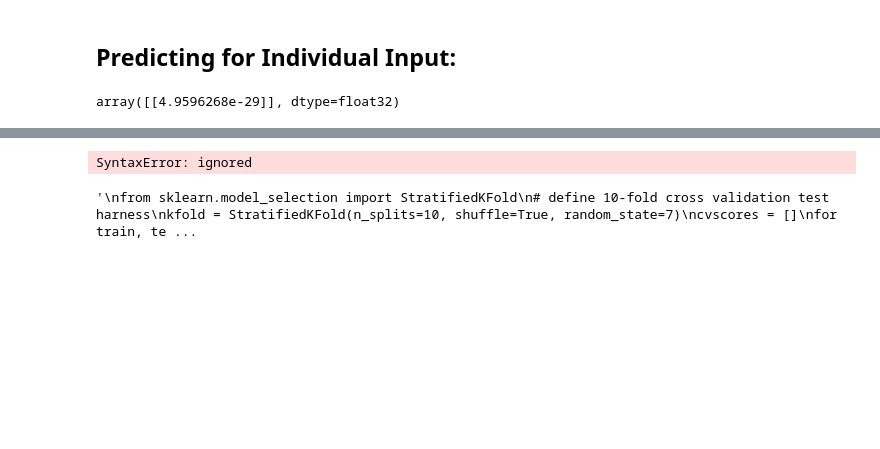
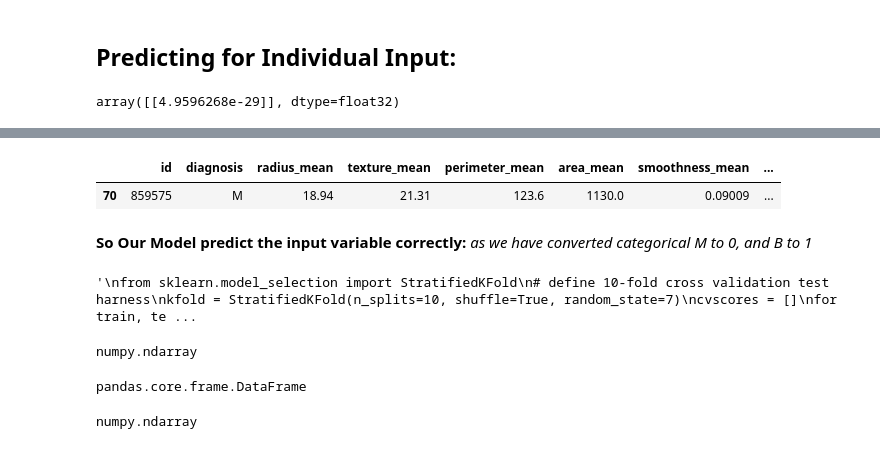
Before and after one commit to abidshafee/DataScienceYouTubeTutorials, a Jupyter notebook: ConvertingCategoricalvariables.ipynb, the cells around one changed output, grey strips where cells are left out. Drawn from its saved outputs; the diff is of its cells as text; code cells hidden in the pictures; blank space fills up the shorter version.

```diff
--- a/ConvertingCategoricalvariables.ipynb
+++ b/ConvertingCategoricalvariables.ipynb
@@ -462,7 +456,11 @@ prediction1
-# %%
-df.iloc[[:, 'radius_mean'==17.99]]
-# %% [output]
-SyntaxError: ignored
+# %%
+df.loc[df['area_mean']==1130.0]
+# %% [output]
+|  | id | diagnosis | radius_mean | texture_mean | perimeter_mean | area_mean | smoothness_mean | ... |
+| 70 | 859575 | M | 18.94 | 21.31 | 123.6 | 1130.0 | 0.09009 | ... |
+# %% [markdown]
+**So Our Model predict the input variable correctly:**
+*as we have converted categorical M to 0, and B to 1*
 # %%
 '''
 from sklearn.model_selection import StratifiedKFold
@@ -477,3 +475,16 @@ print("%.2f%% (+/- %.2f%%)" % (numpy.mean(cvscores), numpy.std(cvscores)))
 '''
 # %% [output]
 '\nfrom sklearn.model_selection import StratifiedKFold\n# define 10-fold cross validation test harness\nkfold = StratifiedKFold(n_splits=10, shuffle=True, random_state=7)\ncvscores = []\nfor train, te ...
+# %%
+type(y_test.values[0])
+# %% [output]
+numpy.ndarray
+# %%
+type(prediction)
+# %% [output]
+pandas.core.frame.DataFrame
+# %%
+prediction = pd.DataFrame(prediction)
+type(prediction.values[0])
+# %% [output]
+numpy.ndarray
```
Also changed, not shown: parts of 9 cells of this notebook.
